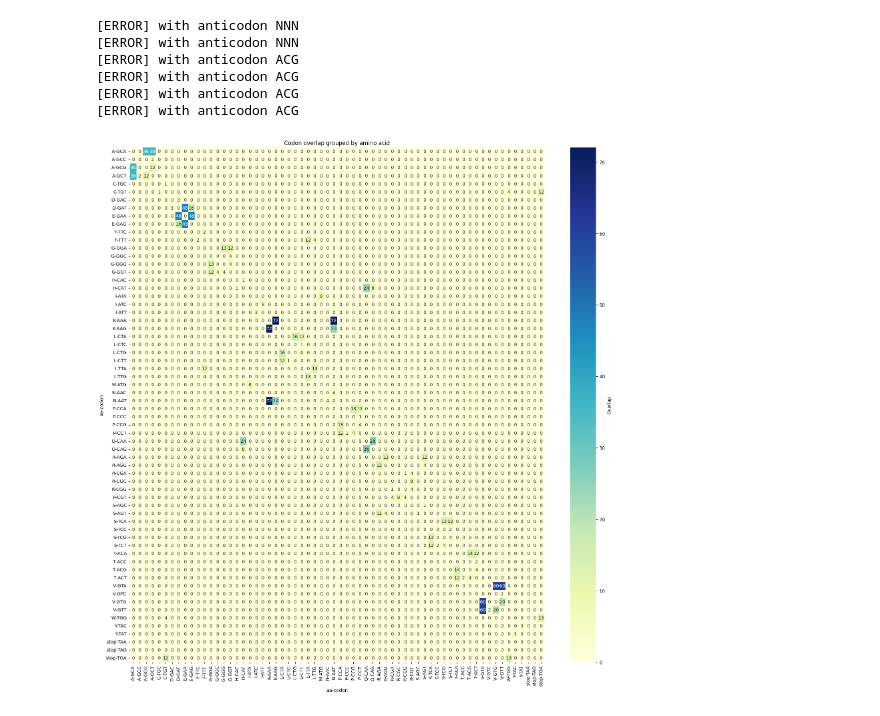
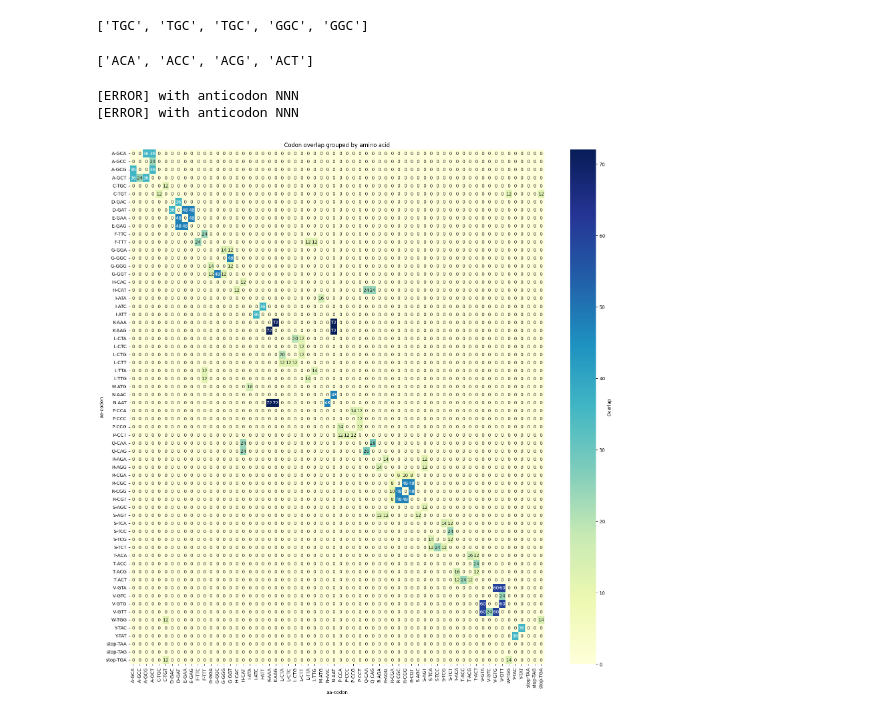
Before and after one commit to Rlfm/tRNA_CWOP, a Jupyter notebook: heatmap.ipynb, the cells around one changed output. Saved outputs shown, nothing was run; the diff lists cells and outputs as text; code cells hidden in the pictures.

```diff
--- a/heatmap.ipynb
+++ b/heatmap.ipynb
@@ -21,0 +5,3 @@ tRNA_df = pd.read_csv("tRNA.csv",)
+# %%
+tRNA_df = pd.read_csv("tRNA.csv")
+tRNA_df
@@ -22,12 +100,18 @@ tRNA_df = pd.read_csv("tRNA.csv",)
+# %%
+tRNA_df[tRNA_df["tRNA Type"] == "Ala"]["AntiCodon"].to_list()
+# %% [output]
+['TGC', 'TGC', 'TGC', 'GGC', 'GGC']
 # %%
 codon_df = pd.read_csv("codons.csv")
+codon_df[codon_df["aminoacid"] == "T"]["codon"].to_list()
+# %% [output]
+['ACA', 'ACC', 'ACG', 'ACT']
 # %%
 codon_to_aa = codon_df.groupby('codon')['aminoacid'].apply(list).to_dict()
 codon_to_aa = {x:y[0] for x,y in codon_to_aa.items()}
 # %%
-
-heatmap_df = pd.DataFrame(index=sorted(codon_df["codon"]), columns=sorted(codon_df["codon"]))
-heatmap_df = heatmap_df.fillna(0)
+CodOvMatrix = pd.DataFrame(index=sorted(codon_df["codon"]), columns=sorted(codon_df["codon"]))
+CodOvMatrix = CodOvMatrix.fillna(0)
 # %%
 # I - Inosine (modif A)
 TadA = True
@@ -43,15 +127,17 @@ trmJ = True
 trmA = True
 # xo5U: 5-Hydroxyuridine
 trhO = True
+# %%
+codon_tRNA_count = {x:0 for x in codon_df["codon"]}
 # %%
 Wobble_pair = {
     "A":["T","C","G"],
-    "T":["A","G","T"],
-    "C":["G"],
-    "G":["C","T"],
+    "T":["A","G","T"], # G not efficient + depended on base modif of U34
+    "C":["G"], # confirmed
+    "G":["C","T"], # confirmed
 
-    "I":["A","C","U"],
-    "k2C":["A"],
+    "I":["C","T"], # exceptionnaly A
+    "k2C":["A"], # C34 of CAU tRNA Ile always modif
     "xm5s2U":["A"],
     "xm5Um":["A"],
     "Um":["A"],
@@ -69,42 +155,54 @@ for anticodon in tRNA_df["AntiCodon"]:
         print(f"C 5' - {codon_base_pair} - 3'\n")
         """
         # Normal wooble
-        codons_reco  = [f"{codon_base_pair[:-1]}{x}" for x in Wobble_pair[anticodon[0]]]
-
+        WT_codons_reco  = [f"{codon_base_pair[:-1]}{x}" for x in Wobble_pair[anticodon[0]]]
 
         #Non-canonanical bases wooble
+        BM_codons_reco = []
+
         if TadA and anticodon[0] == "A":
-            codons_reco  += [f"{codon_base_pair[:-1]}{x}" for x in Wobble_pair["I"]]
+            BM_codons_reco  += [f"{codon_base_pair[:-1]}{x}" for x in Wobble_pair["I"]]
         if TilS and anticodon[0] == "C":
-            codons_reco  += [f"{codon_base_pair[:-1]}{x}" for x in Wobble_pair["k2C"]]
+            BM_codons_reco  += [f"{codon_base_pair[:-1]}{x}" for x in Wobble_pair["k2C"]]
 
         elif anticodon[0] == "T":
             if mnmGorE:
-                codons_reco  += [f"{codon_base_pair[:-1]}{x}" for x in Wobble_pair["xm5s2U"]]
+                BM_codons_reco  += [f"{codon_base_pair[:-1]}{x}" for x in Wobble_pair["xm5s2U"]]
             if TrmL:
-                codons_reco  += [f"{codon_base_pair[:-1]}{x}" for x in Wobble_pair["xm5Um"]]
+                BM_codons_reco  += [f"{codon_base_pair[:-1]}{x}" for x in Wobble_pair["xm5Um"]]
             if trmJ:
-                codons_reco  += [f"{codon_base_pair[:-1]}{x}" for x in Wobble_pair["Um"]]
+                BM_codons_reco  += [f"{codon_base_pair[:-1]}{x}" for x in Wobble_pair["Um"]]
             if trmA:
-                codons_reco  += [f"{codon_base_pair[:-1]}{x}" for x in Wobble_pair["xm5U"]]
+                BM_codons_reco  += [f"{codon_base_pair[:-1]}{x}" for x in Wobble_pair["xm5U"]]
             if trhO:
-                codons_reco  += [f"{codon_base_pair[:-1]}{x}" for x in Wobble_pair["xo5U"]]
+                BM_codons_reco  += [f"{codon_base_pair[:-1]}{x}" for x in Wobble_pair["xo5U"]]
 
+        WT_codons_reco = list(dict.fromkeys(WT_codons_reco))
+        all_codon_reco = list(dict.fromkeys(WT_codons_reco + BM_codons_reco))
 
-        for combi in find_combi(codons_reco,2):
+        for cod in all_codon_reco:
+            codon_tRNA_count[cod] += 1
+
+        WT_combi = find_combi(WT_codons_reco,2)
+        all_combi = find_combi(all_codon_reco,2)
+
+        for combi in WT_combi:
             codon1,codon2 = combi
-            heatmap_df.loc[codon1,codon2] += 1
-            heatmap_df.loc[codon2,codon1] += 1
+            CodOvMatrix.loc[codon1,codon2] += 10
+            CodOvMatrix.loc[codon2,codon1] += 10
+
+        for combi in all_combi:
+            if combi not in WT_combi:
+                codon1,codon2 = combi
+                CodOvMatrix.loc[codon1,codon2] += 2
+                CodOvMatrix.loc[codon2,codon1] += 2
+
 
     except KeyError:
         print(f"[ERROR] with anticodon {anticodon}")
 # %% [output]
 [ERROR] with anticodon NNN
 [ERROR] with anticodon NNN
-[ERROR] with anticodon ACG
-[ERROR] with anticodon ACG
-[ERROR] with anticodon ACG
-[ERROR] with anticodon ACG
 # %%
 if False:
     heatmap_df.replace(0, pd.NA, inplace=True)
@@ -117,8 +215,8 @@ for c in heatmap_df.index:
 # %%
-multi_cols = pd.MultiIndex.from_tuples([(codon_to_aa[c], c) for c in heatmap_df.columns],names=('aa',"codon"))
+multi_cols = pd.MultiIndex.from_tuples([(codon_to_aa[c], c) for c in CodOvMatrix.columns],names=('aa',"codon"))
 multi_cols
 
-display_heatmap_df = pd.DataFrame(heatmap_df)
+display_heatmap_df = pd.DataFrame(CodOvMatrix)
 display_heatmap_df.columns = multi_cols
 display_heatmap_df.index = multi_cols
 # %%
@@ -142,15 +240,15 @@ display_heatmap_df_sorted = display_heatmap_df.loc[row_keys, col_keys]
 # %%
 import seaborn as sns
 import matplotlib.pyplot as plt
 
 plt.figure(figsize=(20, 20))
-sns.heatmap(display_heatmap_df_sorted, annot=True, fmt="d", cmap="YlGnBu", cbar_kws={'label': 'Overlap'})
+sns.heatmap(display_heatmap_df_sorted,fmt="d",annot=True, cmap="YlGnBu", cbar_kws={'label': 'Overlap'})
 plt.title("Codon overlap grouped by amino acid")
 plt.xlabel("aa-codon")
 plt.ylabel("aa-codon")
 plt.show()
 # %% [output]
-[figure, old version]
+[figure, new version]
 # %%
 aa = "S"
 sns.heatmap(display_heatmap_df_sorted.loc[aa,aa], annot=True, fmt="d", cmap="YlGnBu", cbar_kws={'label': 'Overlap'})
```
Also changed, not shown: parts of 9 cells of this notebook, 7 other files.
